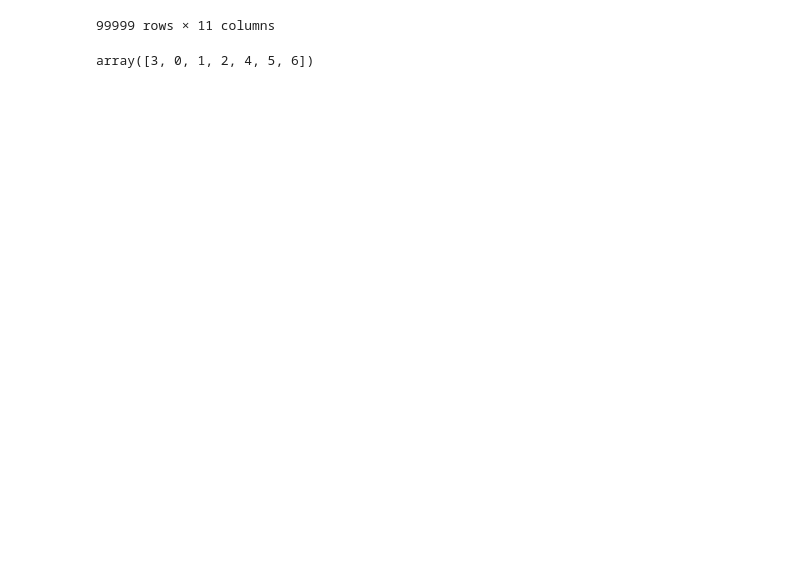
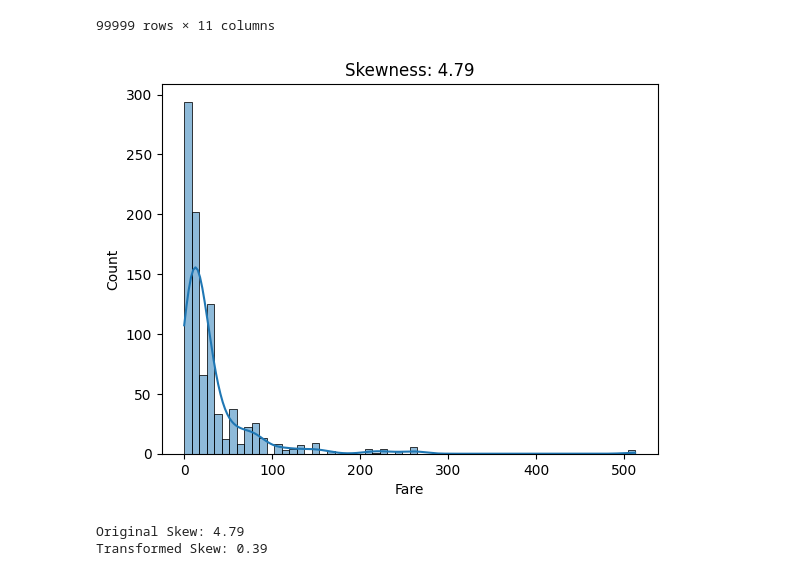
Before and after one commit to inamullahcraker-cloud/titanic-ml-project, a Jupyter notebook: classification.ipynb, the cells around one changed output. Cells and saved outputs as stored; diff of their text form; code cells hidden in the pictures; blank space fills up the shorter version.

```diff
--- a/classification.ipynb
+++ b/classification.ipynb
@@ -109,7 +111,3 @@ df.head(-1)
 | 99997 | 76821 | 0 | 2 | Wilson, Rev. Donald | male | NaN | 1 | 0 | 345632 | 12.25 | ... |
 | 99998 | 861 | 0 | 3 | Robinson, Mr. Donald | male | 32.8 | 0 | 1 | 798295 | 6.16 | ... |
 99999 rows × 11 columns
-# %%
-df['Parch'].unique()
-# %% [output]
-array([3, 0, 1, 2, 4, 5, 6])
@@ -115,0 +116,16 @@ array([3, 0, 1, 2, 4, 5, 6])
+# %%
+sns.histplot(df['Fare'], kde=True)
+plt.title(f"Skewness: {df['Fare'].skew():.2f}")
+plt.show()
+# %% [output]
+[figure, added]
+# %%
+# Apply log transformation
+df['Fare_log'] = np.log1p(df['Fare'])
+
+# Check the new skewness
+print(f"Original Skew: {df['Fare'].skew():.2f}")
+print(f"Transformed Skew: {df['Fare_log'].skew():.2f}")
+# %% [output]
+Original Skew: 4.79
+Transformed Skew: 0.39
```
Also changed, not shown: parts of 41 cells of this notebook, 1 other file.
